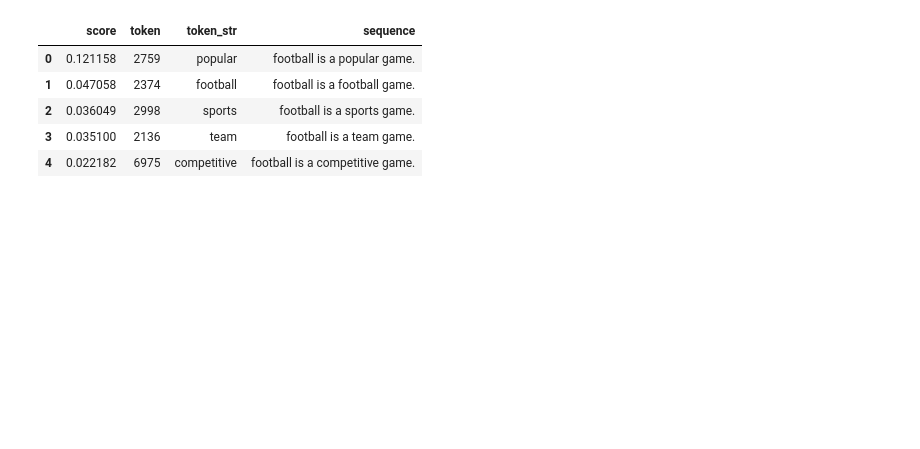
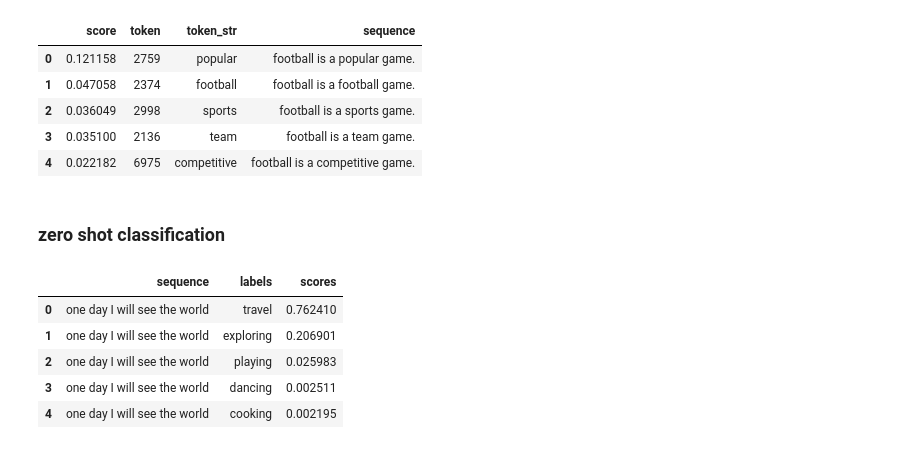
Before and after one commit to AmirJlr/Transformers, a Jupyter notebook: 01_Getting_Start.ipynb, the cells around one changed output. Drawn from its saved outputs; the diff is of its cells as text; code cells hidden in the pictures; blank space fills up the shorter version.

```diff
--- a/01_Getting_Start.ipynb
+++ b/01_Getting_Start.ipynb
@@ -65,3 +65,19 @@ pd.DataFrame(unmasker("football is a [MASK] game."))
 | 2 | 0.036049 | 2998 | sports | football is a sports game. |
 | 3 | 0.035100 | 2136 | team | football is a team game. |
 | 4 | 0.022182 | 6975 | competitive | football is a competitive game. |
+# %% [markdown]
+### zero shot classification
+# %%
+classifier = pipeline("zero-shot-classification", model="facebook/bart-large-mnli")
+# %%
+sequence_to_classify = "one day I will see the world"
+candidate_labels = ['travel', 'cooking', 'dancing', 'playing', 'exploring']
+# %%
+pd.DataFrame(classifier(sequence_to_classify, candidate_labels))
+# %% [output]
+|  | sequence | labels | scores |
+| 0 | one day I will see the world | travel | 0.762410 |
+| 1 | one day I will see the world | exploring | 0.206901 |
+| 2 | one day I will see the world | playing | 0.025983 |
+| 3 | one day I will see the world | dancing | 0.002511 |
+| 4 | one day I will see the world | cooking | 0.002195 |
```
Also changed, not shown: parts of 2 cells of this notebook.
